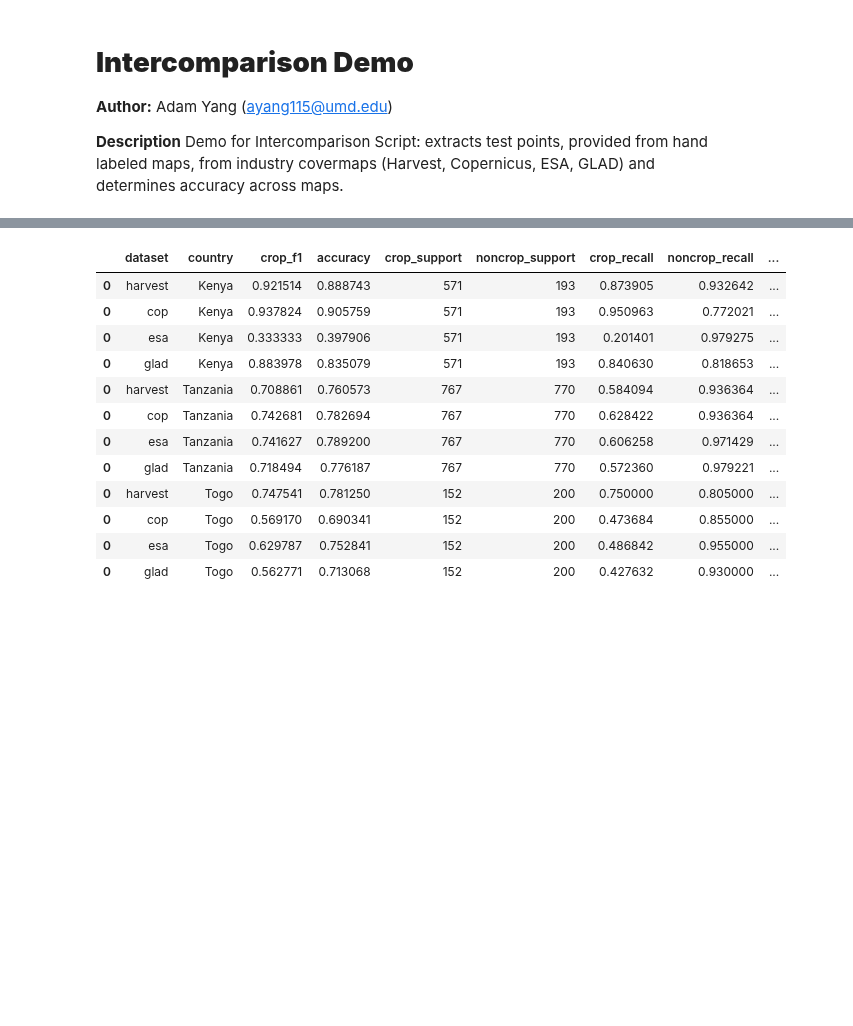
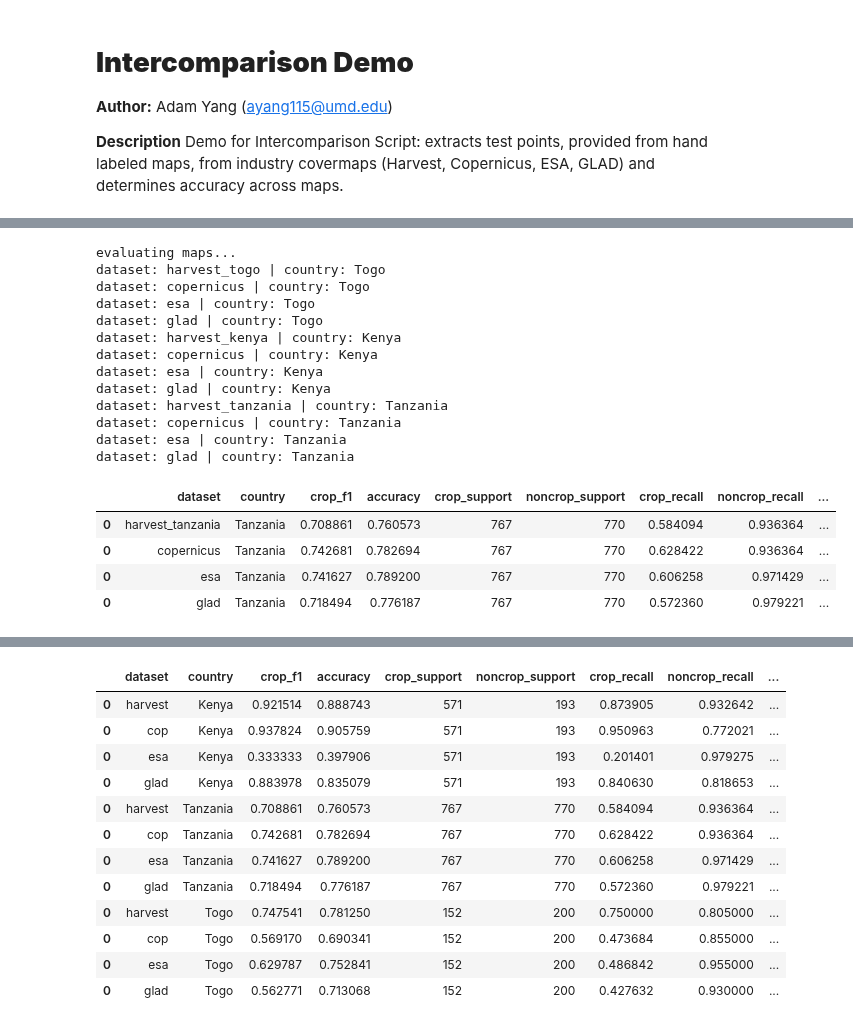
Before and after one commit to nasaharvest/crop-mask, a Jupyter notebook: notebooks/intercomparison_script.ipynb, the cells around one changed output, grey strips where cells are left out. Cells and saved outputs as stored; diff of their text form; code cells hidden in the pictures; blank space fills up the shorter version.

```diff
--- a/notebooks/intercomparison_script.ipynb
+++ b/notebooks/intercomparison_script.ipynb
@@ -109,0 +79,22 @@ dataset: glad | country: Togo
+# %%
+test1.evaluate()
+test1.results["Tanzania"]
+# %% [output]
+evaluating maps...
+dataset: harvest_togo | country: Togo
+dataset: copernicus | country: Togo
+dataset: esa | country: Togo
+dataset: glad | country: Togo
+dataset: harvest_kenya | country: Kenya
+dataset: copernicus | country: Kenya
+dataset: esa | country: Kenya
+dataset: glad | country: Kenya
+dataset: harvest_tanzania | country: Tanzania
+dataset: copernicus | country: Tanzania
+dataset: esa | country: Tanzania
+dataset: glad | country: Tanzania
+|  | dataset | country | crop_f1 | accuracy | crop_support | noncrop_support | crop_recall | noncrop_recall | ... |
+| 0 | harvest_tanzania | Tanzania | 0.708861 | 0.760573 | 767 | 770 | 0.584094 | 0.936364 | ... |
+| 0 | copernicus | Tanzania | 0.742681 | 0.782694 | 767 | 770 | 0.628422 | 0.936364 | ... |
+| 0 | esa | Tanzania | 0.741627 | 0.789200 | 767 | 770 | 0.606258 | 0.971429 | ... |
+| 0 | glad | Tanzania | 0.718494 | 0.776187 | 767 | 770 | 0.572360 | 0.979221 | ... |
```
Also changed, not shown: parts of 24 cells of this notebook, 1 other file.
